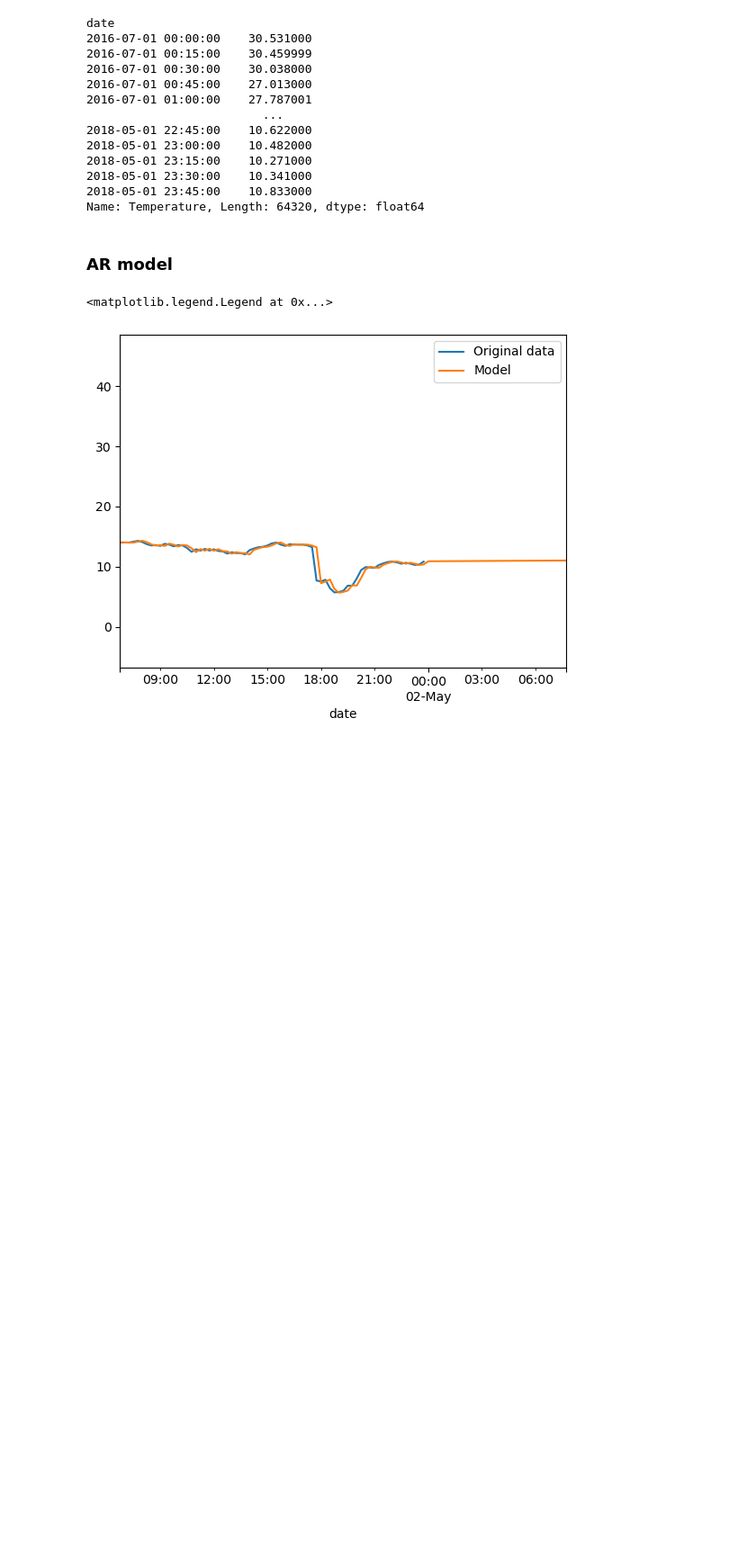
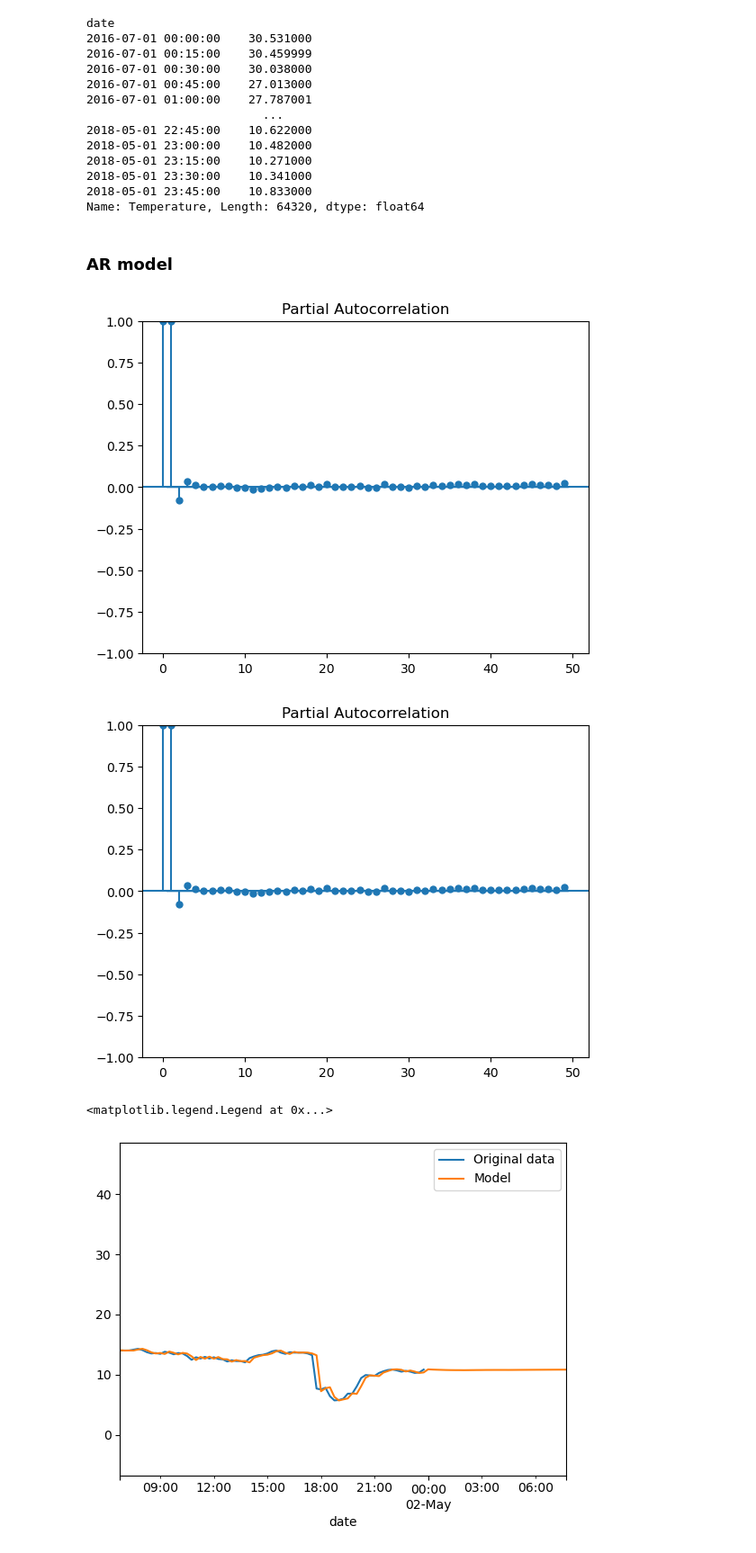
Before and after one commit to JakubLobo/probabilistic-forecasting-temperature, a Jupyter notebook: project.ipynb, the cells around one changed output. Shown at 90% size. Cells and saved outputs as stored; diff of their text form; code cells hidden in the pictures; blank space fills up the shorter version.

```diff
--- a/project.ipynb
+++ b/project.ipynb
@@ -73 +92,6 @@ from statsmodels.tsa.arima.model import ARIMA
+# %%
+plot_pacf(temp, method='ywm')
+# %% [output]
+[figure, added]
+[figure, added]
 # %%
```
Also changed, not shown: parts of 15 cells of this notebook.
